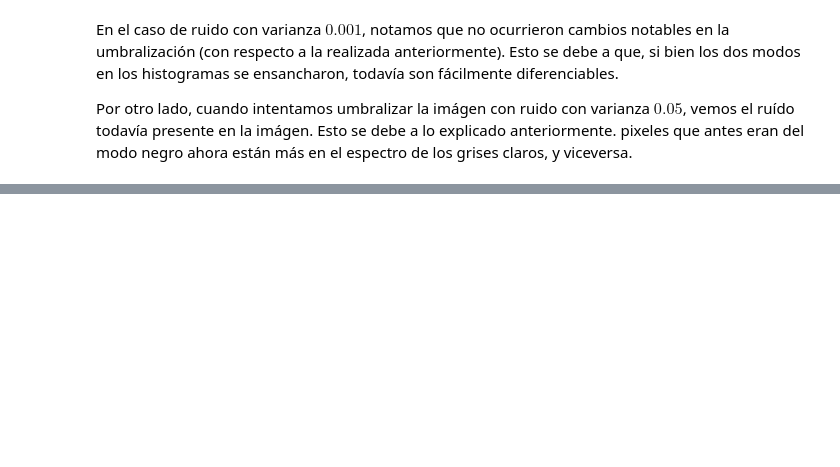
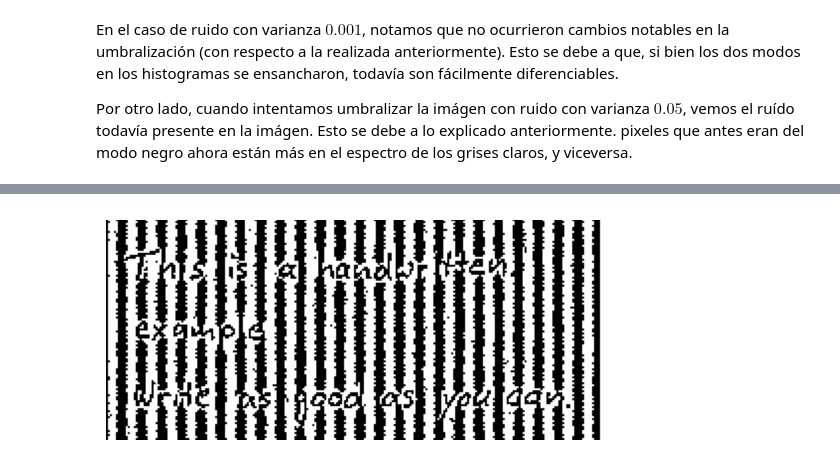
Before and after one commit to MISIS4825-IMAGENES-Y-VISION/Taller3, a Jupyter notebook: Taller3.ipynb, the cells around one changed output, grey strips where cells are left out. Saved outputs shown, nothing was run; the diff lists cells and outputs as text; code cells hidden in the pictures; blank space fills up the shorter version.

```diff
--- a/Taller3.ipynb
+++ b/Taller3.ipynb
@@ -106,0 +174,9 @@ plt.show()
+# %%
+X = 5 # X = 5 mostró los mejores resultados
+local_sinusoidal = threshold_local(sinusoidal_image, block_size=X, method='mean')
+binary_local_sinusoidal = sinusoidal_image > local_sinusoidal
+plt.imshow(binary_local_sinusoidal, cmap="gray")
+plt.axis("off")
+plt.show()
+# %% [output]
+[figure, added]
```
Also changed, not shown: parts of 29 cells of this notebook, 2 other files.
